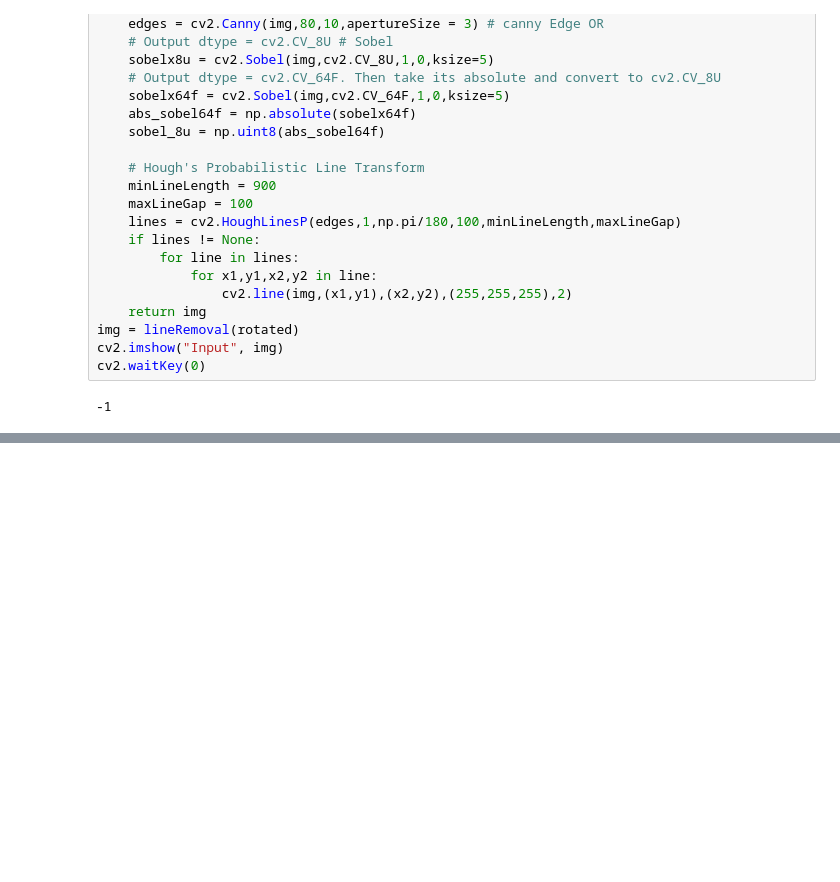
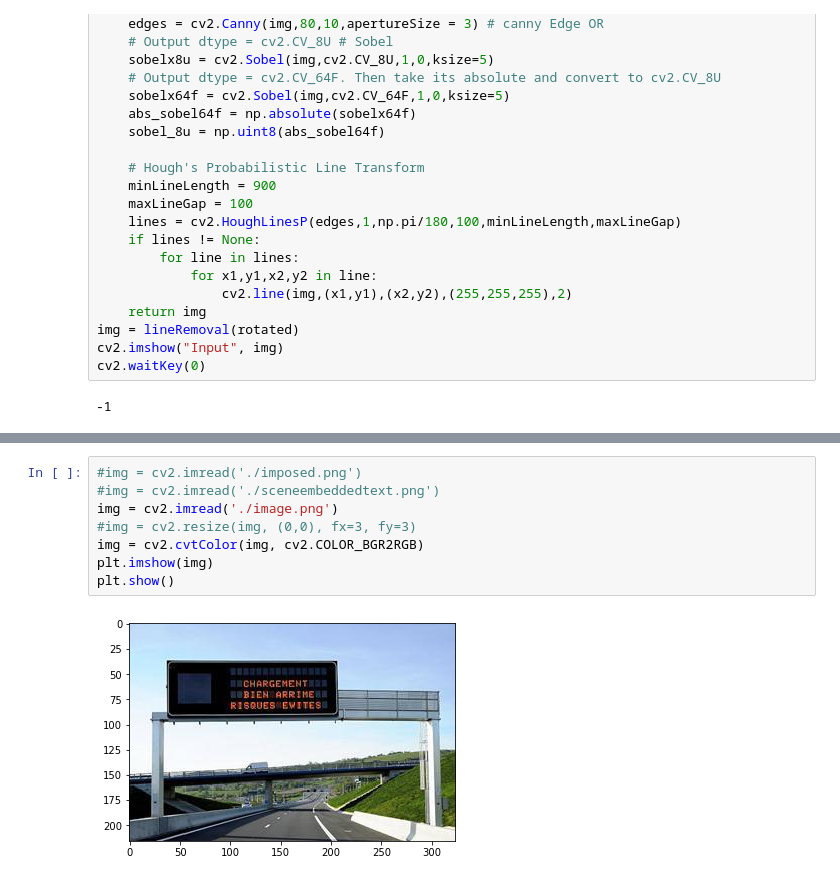
Before and after one commit to Matakov/DOAS-Project, a Jupyter notebook: lineSplitting.ipynb, the cells around one changed output, grey strips where cells are left out. Saved outputs shown, nothing was run; the diff lists cells and outputs as text; blank space fills up the shorter version.

```diff
--- a/lineSplitting.ipynb
+++ b/lineSplitting.ipynb
@@ -203,0 +230,10 @@ AttributeError: 'module' object has no attribute 'connectedComponentsWithStats'
+# %%
+#img = cv2.imread('./imposed.png')
+#img = cv2.imread('./sceneembeddedtext.png')
+img = cv2.imread('./image.png')
+#img = cv2.resize(img, (0,0), fx=3, fy=3)
+img = cv2.cvtColor(img, cv2.COLOR_BGR2RGB)
+plt.imshow(img)
+plt.show()
+# %% [output]
+[figure, added]
```
Also changed, not shown: parts of 21 cells of this notebook, 3 other files.
